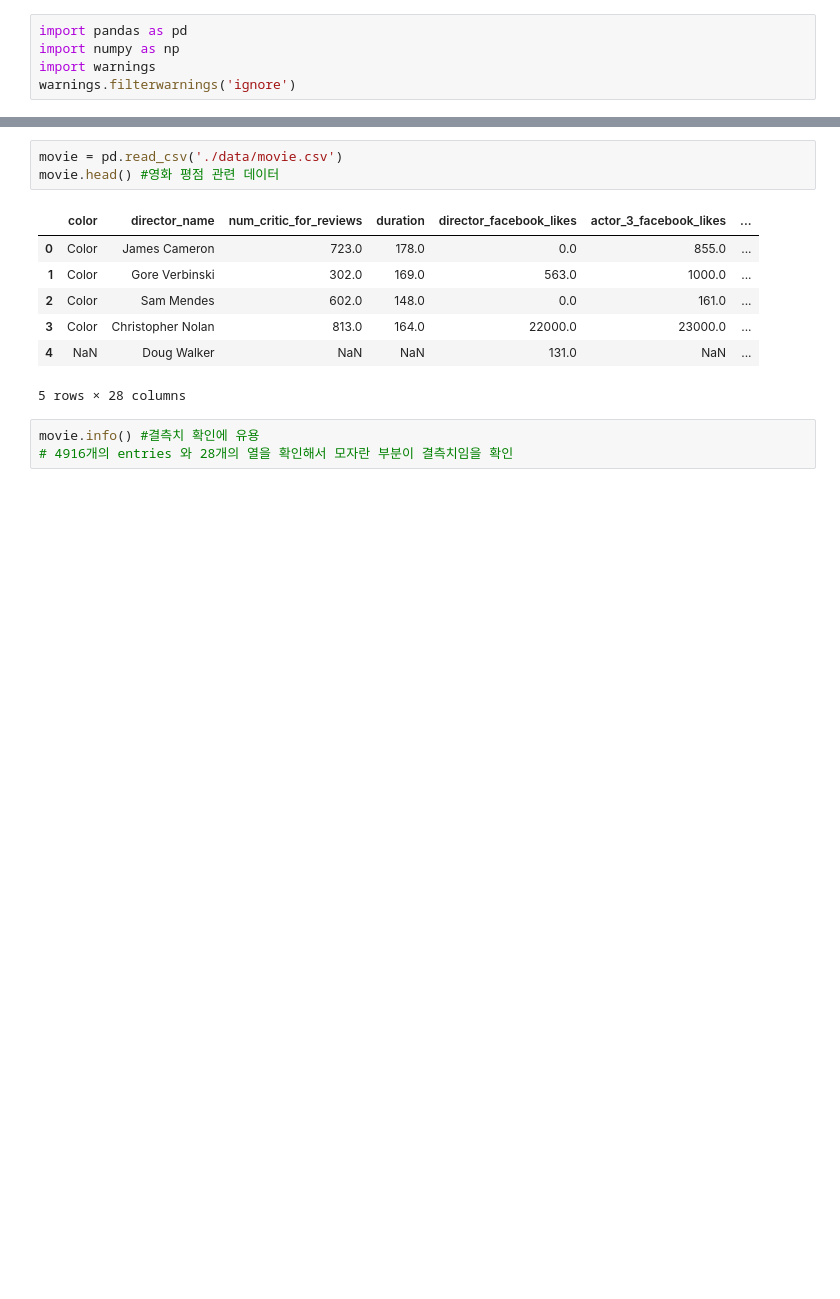
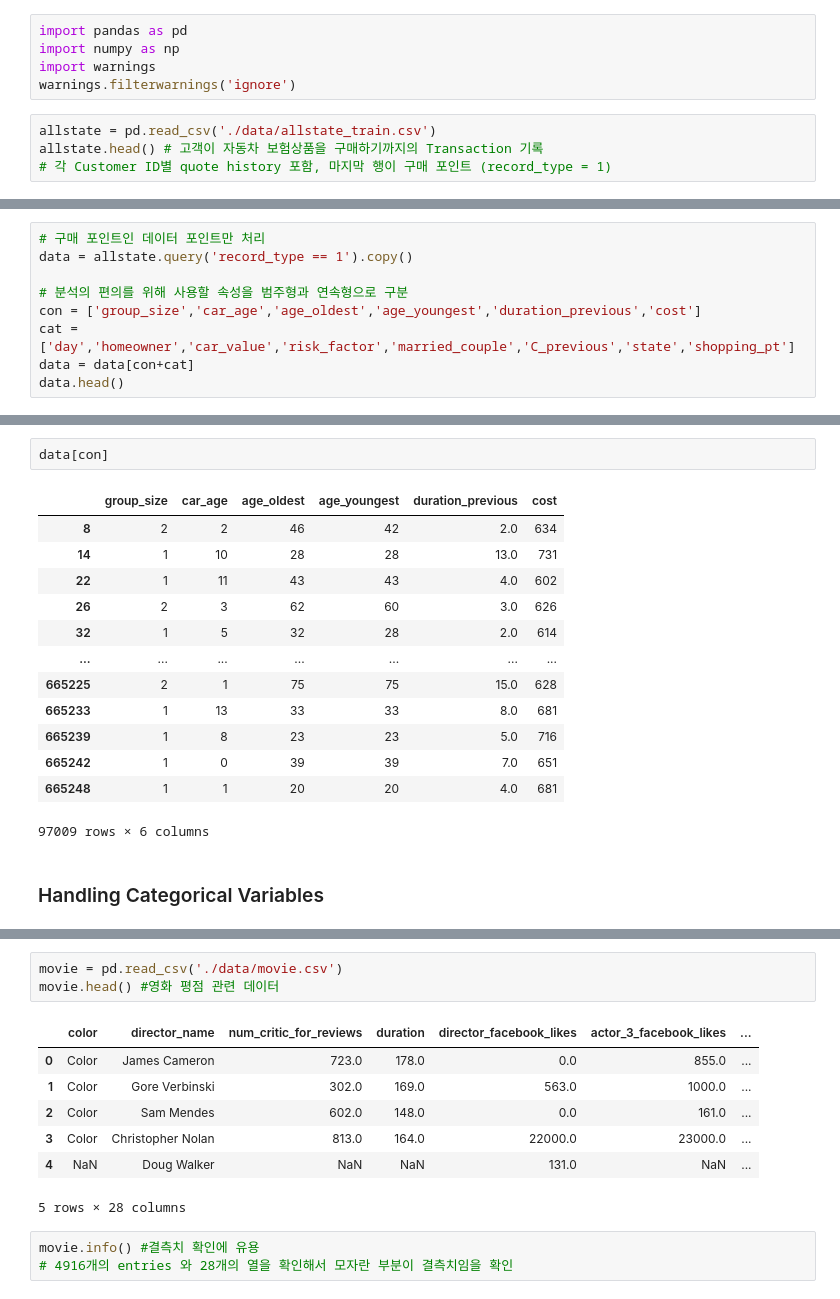
Before and after one commit to luckyspia/TIL, a Jupyter notebook: Machine_Learning/04.Feature_Engineering.ipynb, the cells around one changed output, grey strips where cells are left out. Drawn from its saved outputs; the diff is of its cells as text; blank space fills up the shorter version.

```diff
--- a/Machine_Learning/04.Feature_Engineering.ipynb
+++ b/Machine_Learning/04.Feature_Engineering.ipynb
@@ -3,3 +3,7 @@ import pandas as pd
 import numpy as np
 import warnings
 warnings.filterwarnings('ignore')
+# %%
+allstate = pd.read_csv('./data/allstate_train.csv')
+allstate.head() # 고객이 자동차 보험상품을 구매하기까지의 Transaction 기록
+# 각 Customer ID별 quote history 포함, 마지막 행이 구매 포인트 (record_type = 1)
@@ -5,0 +29,9 @@ warnings.filterwarnings('ignore')
+# %%
+# 구매 포인트인 데이터 포인트만 처리
+data = allstate.query('record_type == 1').copy()
+
+# 분석의 편의를 위해 사용할 속성을 범주형과 연속형으로 구분
+con = ['group_size','car_age','age_oldest','age_youngest','duration_previous','cost']
+cat = ['day','homeowner','car_value','risk_factor','married_couple','C_previous','state','shopping_pt']
+data = data[con+cat]
+data.head()
@@ -5,0 +219,18 @@ warnings.filterwarnings('ignore')
+# %%
+data[con]
+# %% [output]
+|  | group_size | car_age | age_oldest | age_youngest | duration_previous | cost |
+| 8 | 2 | 2 | 46 | 42 | 2.0 | 634 |
+| 14 | 1 | 10 | 28 | 28 | 13.0 | 731 |
+| 22 | 1 | 11 | 43 | 43 | 4.0 | 602 |
+| 26 | 2 | 3 | 62 | 60 | 3.0 | 626 |
+| 32 | 1 | 5 | 32 | 28 | 2.0 | 614 |
+| ... | ... | ... | ... | ... | ... | ... |
+| 665225 | 2 | 1 | 75 | 75 | 15.0 | 628 |
+| 665233 | 1 | 13 | 33 | 33 | 8.0 | 681 |
+| 665239 | 1 | 8 | 23 | 23 | 5.0 | 716 |
+| 665242 | 1 | 0 | 39 | 39 | 7.0 | 651 |
+| 665248 | 1 | 1 | 20 | 20 | 4.0 | 681 |
+97009 rows × 6 columns
+# %% [markdown]
+### Handling Categorical Variables
```
Also changed, not shown: parts of 62 cells of this notebook.
